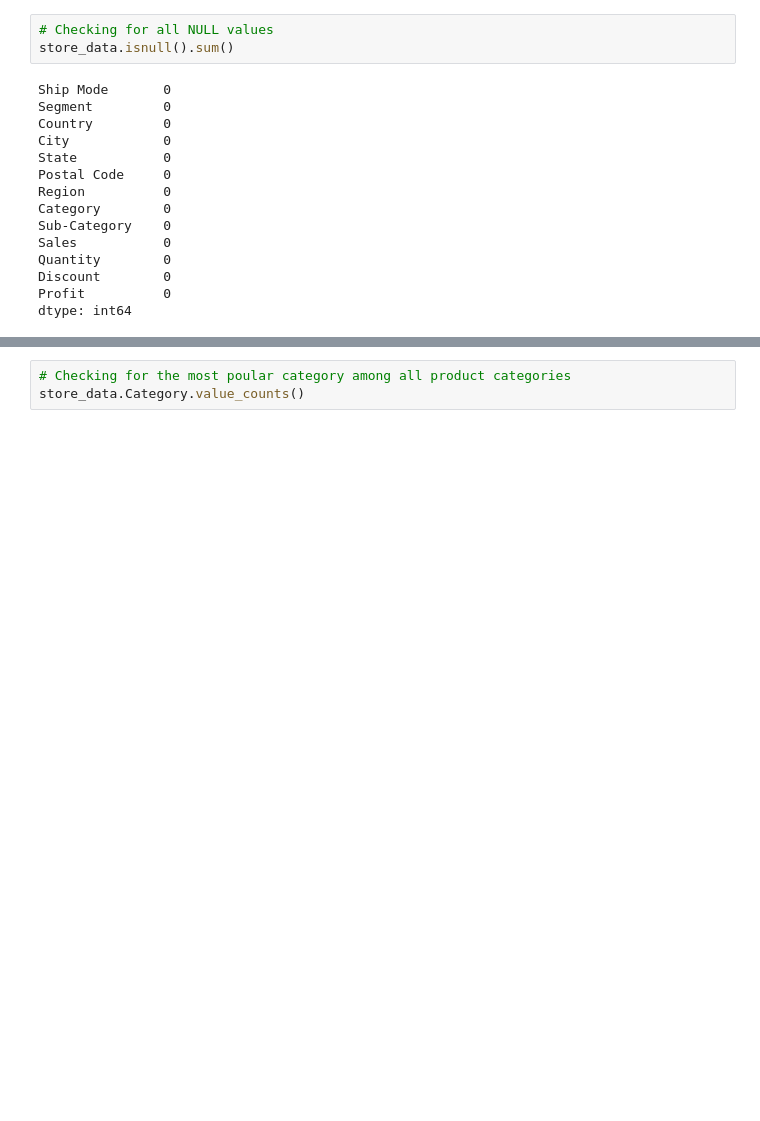
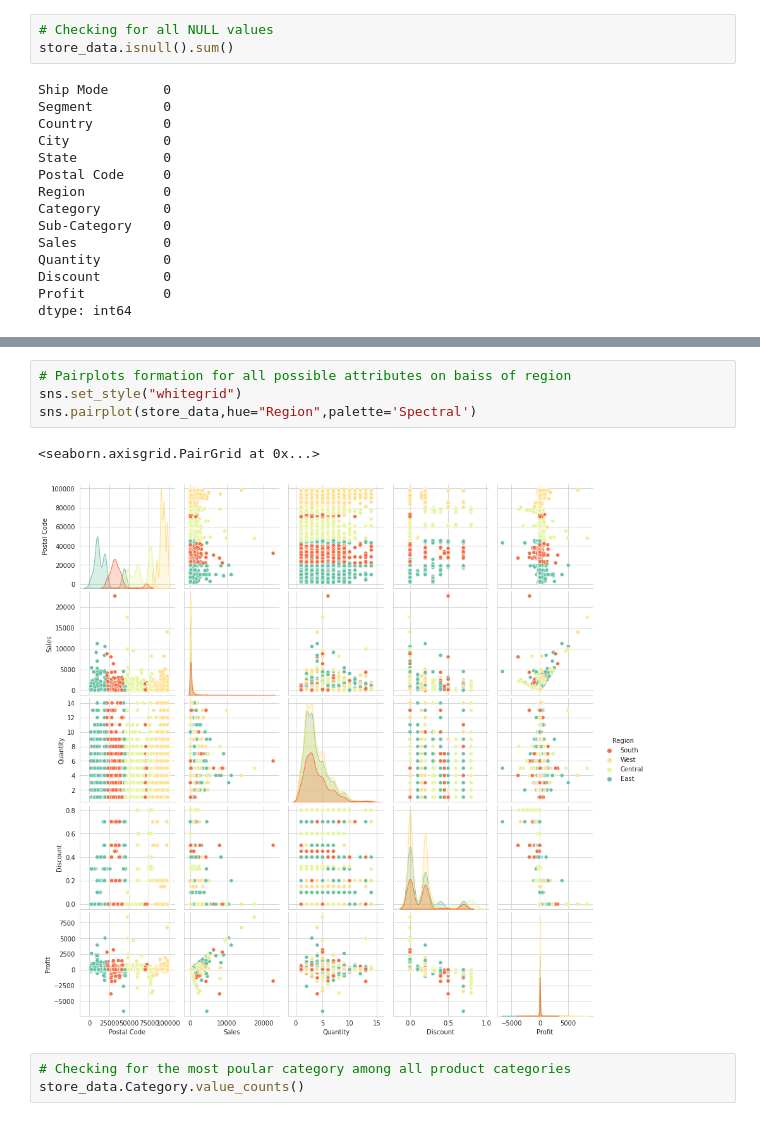
Before and after one commit to anmol1810rs/The_Sparks_Foundation_Internship, a Jupyter notebook: GRIP_TASK3_SAMPLE_SUPERSTORE.ipynb, the cells around one changed output, grey strips where cells are left out. Saved outputs shown, nothing was run; the diff lists cells and outputs as text; blank space fills up the shorter version.

```diff
--- a/GRIP_TASK3_SAMPLE_SUPERSTORE.ipynb
+++ b/GRIP_TASK3_SAMPLE_SUPERSTORE.ipynb
@@ -109,3 +135,10 @@ dtype: int64
+# %%
+# Pairplots formation for all possible attributes on baiss of region
+sns.set_style("whitegrid")
+sns.pairplot(store_data,hue="Region",palette='Spectral')
+# %% [output]
+<seaborn.axisgrid.PairGrid at 0x...>
+[figure, added]
 # %%
 # Checking for the most poular category among all product categories
 store_data.Category.value_counts()
```
Also changed, not shown: parts of 6 cells of this notebook.
